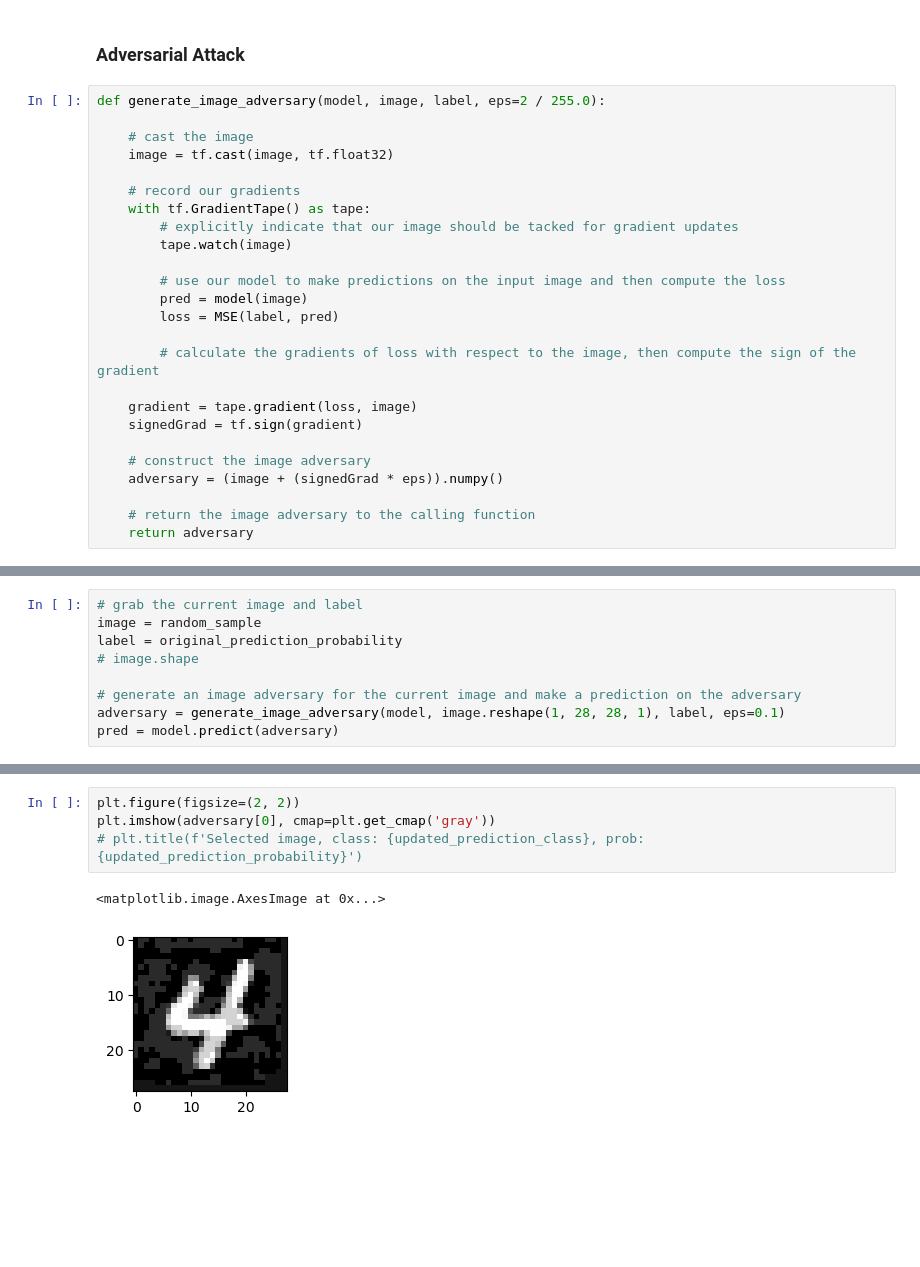
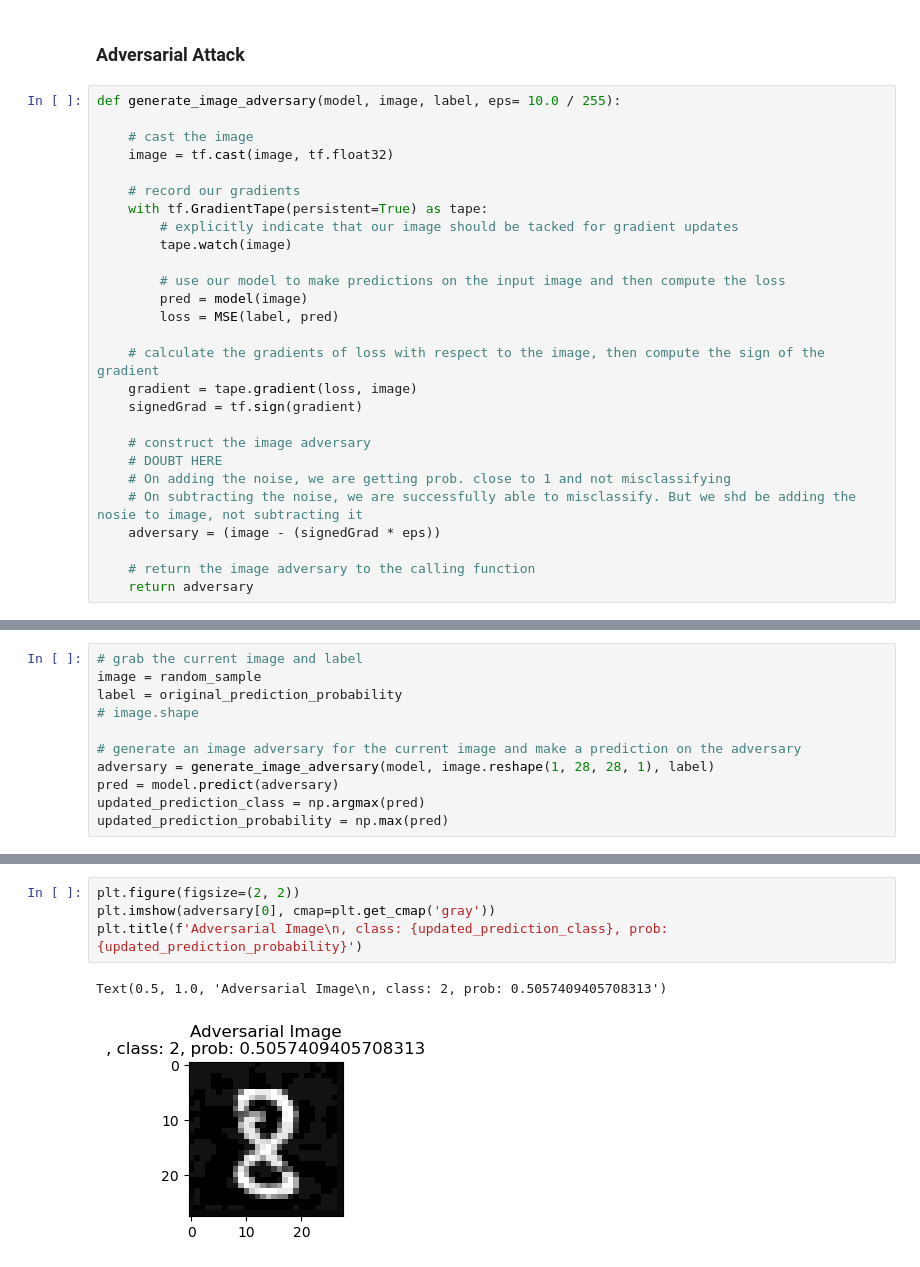
Before and after one commit to Rohanjos97/tensorflow, a Jupyter notebook: untargetted FGSM.ipynb, the cells around one changed output, grey strips where cells are left out. Saved outputs shown, nothing was run; the diff lists cells and outputs as text; blank space fills up the shorter version.

```diff
--- a/untargetted FGSM.ipynb
+++ b/untargetted FGSM.ipynb
@@ -66,13 +66,13 @@ Epoch 7/10
 # %% [markdown]
 ### Adversarial Attack
 # %%
-def generate_image_adversary(model, image, label, eps=2 / 255.0):
+def generate_image_adversary(model, image, label, eps= 10.0 / 255):
 
     # cast the image
     image = tf.cast(image, tf.float32)
 
     # record our gradients
-    with tf.GradientTape() as tape:
+    with tf.GradientTape(persistent=True) as tape:
         # explicitly indicate that our image should be tacked for gradient updates
         tape.watch(image)
 
@@ -80,13 +80,15 @@ def generate_image_adversary(model, image, label, eps=2 / 255.0):
         pred = model(image)
         loss = MSE(label, pred)
 
-        # calculate the gradients of loss with respect to the image, then compute the sign of the gradient
-
+    # calculate the gradients of loss with respect to the image, then compute the sign of the gradient
     gradient = tape.gradient(loss, image)
     signedGrad = tf.sign(gradient)
 
     # construct the image adversary
-    adversary = (image + (signedGrad * eps)).numpy()
+    # DOUBT HERE
+    # On adding the noise, we are getting prob. close to 1 and not misclassifying
+    # On subtracting the noise, we are successfully able to misclassify. But we shd be adding the nosie to image, not subtracting it
+    adversary = (image - (signedGrad * eps))
 
     # return the image adversary to the calling function
     return adversary
@@ -117,6 +132,8 @@ label = original_prediction_probability
 # image.shape
 
 # generate an image adversary for the current image and make a prediction on the adversary
-adversary = generate_image_adversary(model, image.reshape(1, 28, 28, 1), label, eps=0.1)
+adversary = generate_image_adversary(model, image.reshape(1, 28, 28, 1), label)
 pred = model.predict(adversary)
+updated_prediction_class = np.argmax(pred)
+updated_prediction_probability = np.max(pred)
 # %% [output]
@@ -124,7 +141,7 @@ pred = model.predict(adversary)
 # %%
 plt.figure(figsize=(2, 2))
 plt.imshow(adversary[0], cmap=plt.get_cmap('gray'))
-# plt.title(f'Selected image, class: {updated_prediction_class}, prob: {updated_prediction_probability}')
+plt.title(f'Adversarial Image\n, class: {updated_prediction_class}, prob: {updated_prediction_probability}')
 # %% [output]
-<matplotlib.image.AxesImage at 0x...>
+Text(0.5, 1.0, 'Adversarial Image\n, class: 2, prob: 0.5057409405708313')
-[figure, old version]
+[figure, new version]
```
Also changed, not shown: parts of 7 cells of this notebook.
